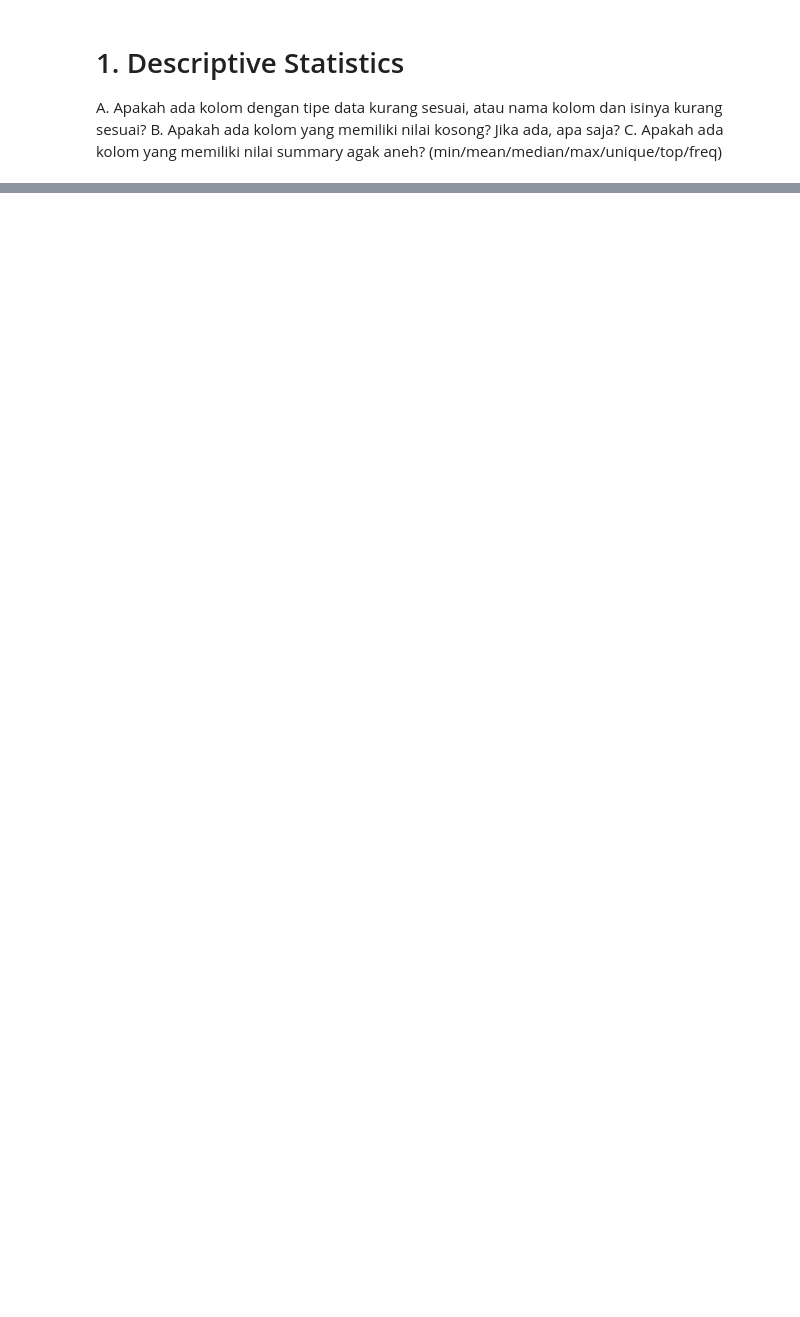
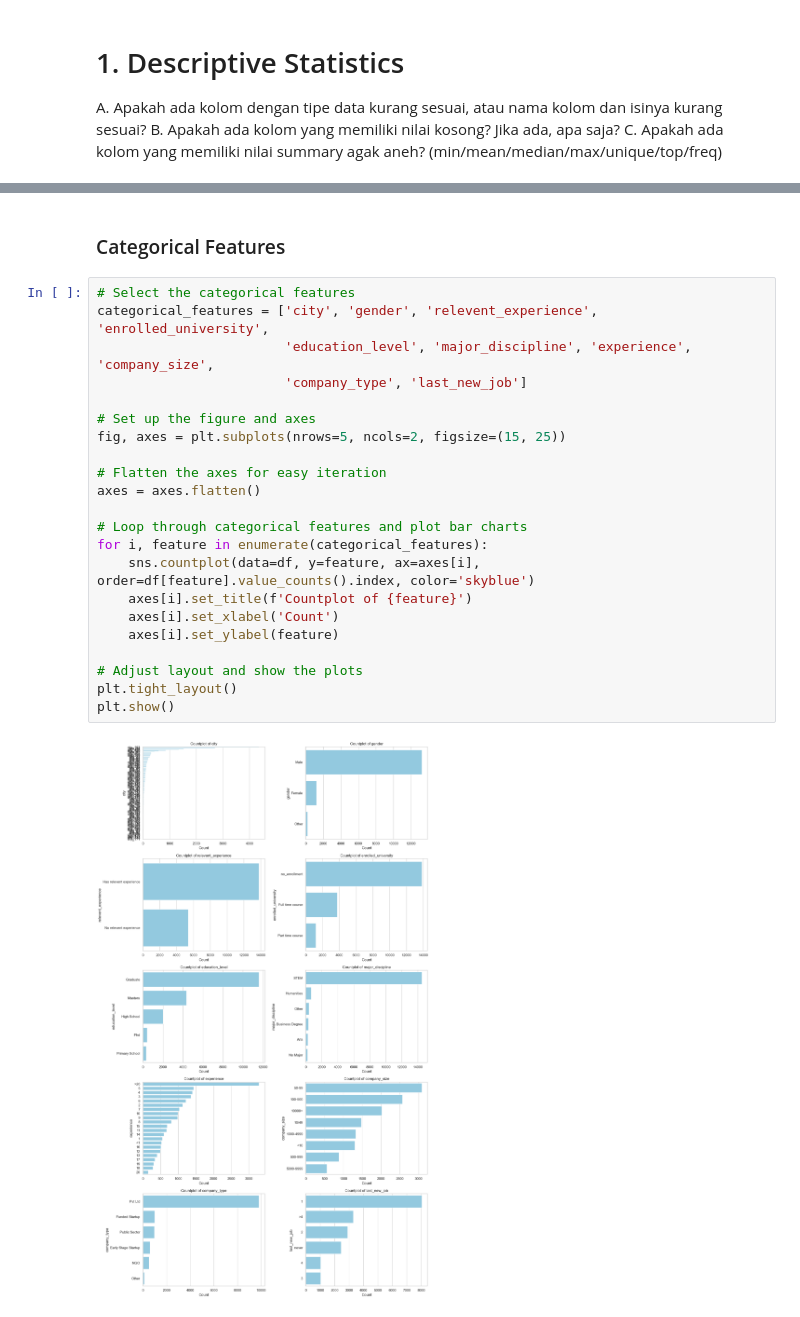
Before and after one commit to fachri34/Final-Project-Data-Science, a Jupyter notebook: HR Analytics.ipynb, the cells around one changed output, grey strips where cells are left out. Drawn from its saved outputs; the diff is of its cells as text; blank space fills up the shorter version.

```diff
--- a/HR Analytics.ipynb
+++ b/HR Analytics.ipynb
@@ -160,0 +262,26 @@ plt.show()
+# %% [markdown]
+### Categorical Features
+# %%
+# Select the categorical features
+categorical_features = ['city', 'gender', 'relevent_experience', 'enrolled_university',
+                        'education_level', 'major_discipline', 'experience', 'company_size',
+                        'company_type', 'last_new_job']
+
+# Set up the figure and axes
+fig, axes = plt.subplots(nrows=5, ncols=2, figsize=(15, 25))
+
+# Flatten the axes for easy iteration
+axes = axes.flatten()
+
+# Loop through categorical features and plot bar charts
+for i, feature in enumerate(categorical_features):
+    sns.countplot(data=df, y=feature, ax=axes[i], order=df[feature].value_counts().index, color='skyblue')
+    axes[i].set_title(f'Countplot of {feature}')
+    axes[i].set_xlabel('Count')
+    axes[i].set_ylabel(feature)
+
+# Adjust layout and show the plots
+plt.tight_layout()
+plt.show()
+# %% [output]
+[figure, added]
```
Also changed, not shown: parts of 44 cells of this notebook, 1 other file.
